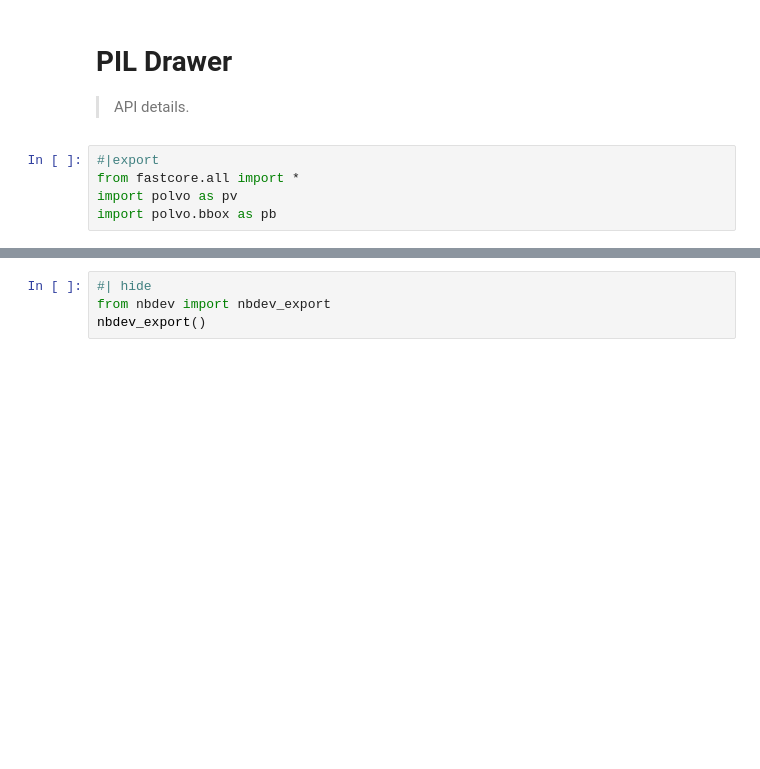
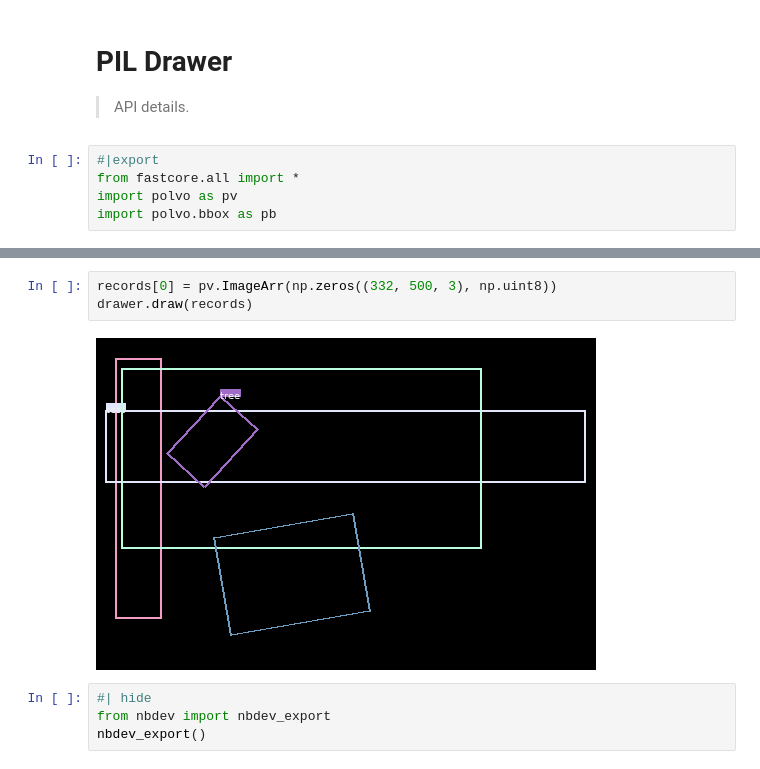
Before and after one commit to lgvaz/polvo, a Jupyter notebook: nbs/20f_draw.pil_drawer.ipynb, the cells around one changed output, grey strips where cells are left out. Cells and saved outputs as stored; diff of their text form; blank space fills up the shorter version.

```diff
--- a/nbs/20f_draw.pil_drawer.ipynb
+++ b/nbs/20f_draw.pil_drawer.ipynb
@@ -40,3 +44,8 @@ drawer.draw(records)
+# %%
+records[0] = pv.ImageArr(np.zeros((332, 500, 3), np.uint8))
+drawer.draw(records)
+# %% [output]
+[figure, added]
 # %%
 #| hide
 from nbdev import nbdev_export
```
Also changed, not shown: parts of 3 cells of this notebook, 14 other files.
